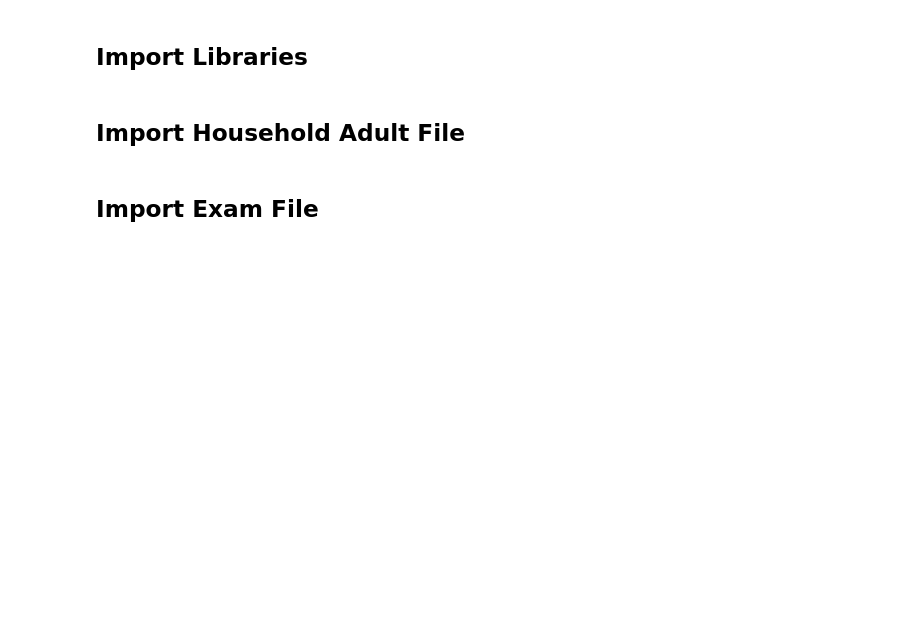
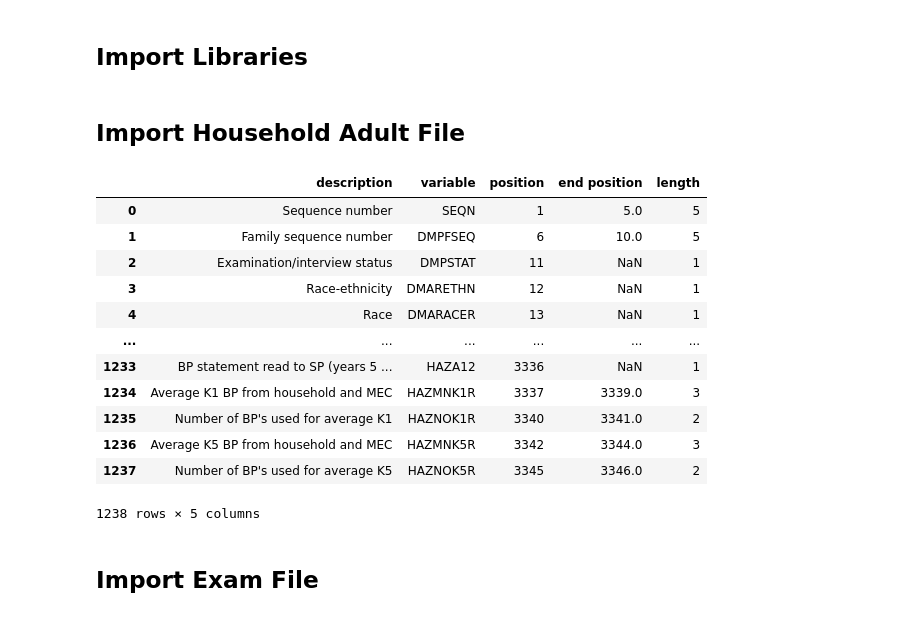
Before and after one commit to climatebrad/nhanes, a Jupyter notebook: nhanes.doug-Copy1.ipynb, the cells around one changed output. Cells and saved outputs as stored; diff of their text form; code cells hidden in the pictures; blank space fills up the shorter version.

```diff
--- a/nhanes.doug-Copy1.ipynb
+++ b/nhanes.doug-Copy1.ipynb
@@ -14,6 +14,22 @@ from sklearn.linear_model import LinearRegression
 # %%
 from nhanes.household_adult_file import HouseholdAdultFile
 nh = HouseholdAdultFile()
+# %%
+nh.cols
+# %% [output]
+|  | description | variable | position | end position | length |
+| 0 | Sequence number | SEQN | 1 | 5.0 | 5 |
+| 1 | Family sequence number | DMPFSEQ | 6 | 10.0 | 5 |
+| 2 | Examination/interview status | DMPSTAT | 11 | NaN | 1 |
+| 3 | Race-ethnicity | DMARETHN | 12 | NaN | 1 |
+| 4 | Race | DMARACER | 13 | NaN | 1 |
+| ... | ... | ... | ... | ... | ... |
+| 1233 | BP statement read to SP (years 5 ... | HAZA12 | 3336 | NaN | 1 |
+| 1234 | Average K1 BP from household and MEC | HAZMNK1R | 3337 | 3339.0 | 3 |
+| 1235 | Number of BP's used for average K1 | HAZNOK1R | 3340 | 3341.0 | 2 |
+| 1236 | Average K5 BP from household and MEC | HAZMNK5R | 3342 | 3344.0 | 3 |
+| 1237 | Number of BP's used for average K5 | HAZNOK5R | 3345 | 3346.0 | 2 |
+1238 rows × 5 columns
 # %% [markdown]
 ## Import Exam File
 # %%
```
Also changed, not shown: parts of 152 cells of this notebook.
